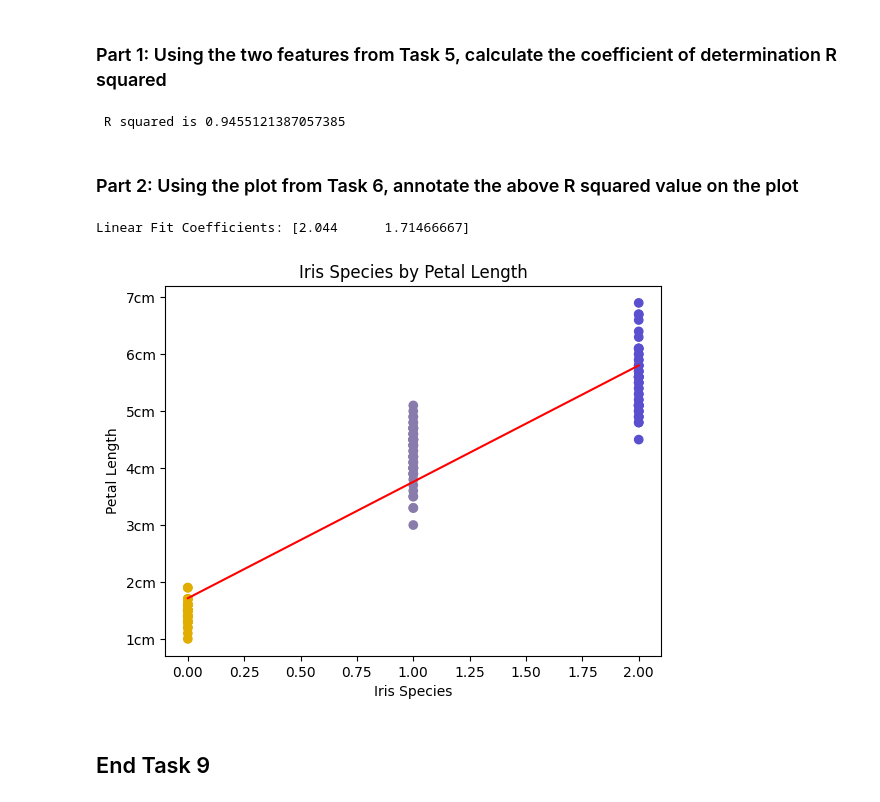
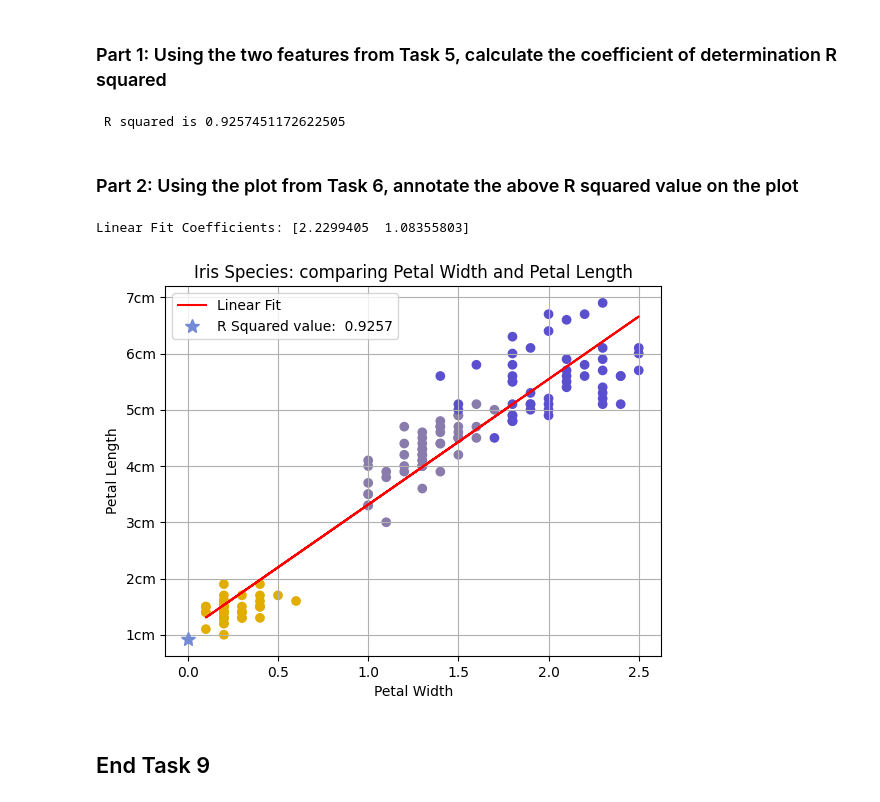
Before and after one commit to FaolanH/principles_of_data_analytics, a Jupyter notebook: tasks.ipynb, the cells around one changed output. Saved outputs shown, nothing was run; the diff lists cells and outputs as text; code cells hidden in the pictures.

Commit message:
Task 9 refined

```diff
--- a/tasks.ipynb
+++ b/tasks.ipynb
@@ -628,7 +486,7 @@ from sklearn.linear_model import LinearRegression
 # Begin the linear regression model
 r_squared_model = LinearRegression()
 
-x,y = df_iris[['species', 'petal length (cm)']], df_iris ['petal width (cm)']
+x,y = df_iris[['petal width (cm)', 'petal length (cm)']], df_iris ['species']
 
 r_squared_model.fit(x,y)
 
@@ -636,36 +494,40 @@ r_squared = r_squared_model.score(x,y)
 
 print (f' R squared is {r_squared}')
 # %% [output]
- R squared is 0.9455121387057385
+ R squared is 0.9257451172622505
 # %% [markdown]
 ### Part 2: Using the plot from Task 6, annotate the above R squared value on the plot
 # %%
 #Task 6 code:
-# as pd_iris_data show only th species name, I had to make one simple change to the previous template in task 5 and set the x value to iris data ['target'] which shows the classes as numbers
-x = iris_data ['target']
-y = pd_iris_data ['petal_length']
+# as pd_iris_data show only the species name, I had to make one simple change to the previous template in task 5 and set the x value to iris data ['target'] which shows the classes as numbers
+x = iris_data.data [0:,3]
+y = iris_data.data [0:,2]
 
 # Perform linear fit
 coefficients = np.polyfit(x, y, 1)
 print("Linear Fit Coefficients:", coefficients);
 
 # Create polynomial function
 p = np.poly1d(coefficients)
 
-plt.title ('Iris Species by Petal Length')
-plt.xlabel ('Iris Species')
+plt.title ('Iris Species: comparing Petal Width and Petal Length')
+plt.xlabel ('Petal Width')
 plt.ylabel ('Petal Length')
 
 plt.yticks ([1,2,3,4,5,6,7], ['1cm', '2cm', '3cm', '4cm', '5cm', '6cm', '7cm'])
 
+plt.grid()
+
 plt.scatter(x, y, c = colours);
 plt.plot(x, p(x), label = 'Linear Fit', c = 'red');
-ax.plot(x, 3.0 * x, 'r', label='True best fit line')
-plt.legend
+# looked up matplotlib documentation on marker styles - https://matplotlib.org/stable/api/markers_api.html
+plt.plot(r_squared, '*', markersize = 10, label = (f'R Squared value:  {r_squared :.4f}'), c = '#728bd4');
+plt.legend()
+ax.legend()
 plt.show;
 # %% [output]
-Linear Fit Coefficients: [2.044      1.71466667]
+Linear Fit Coefficients: [2.2299405  1.08355803]
-[figure, old version]
+[figure, new version]
 # %% [markdown]
 ## End Task 9
 # %% [markdown]
```
Also changed, not shown: parts of 30 cells of this notebook.
